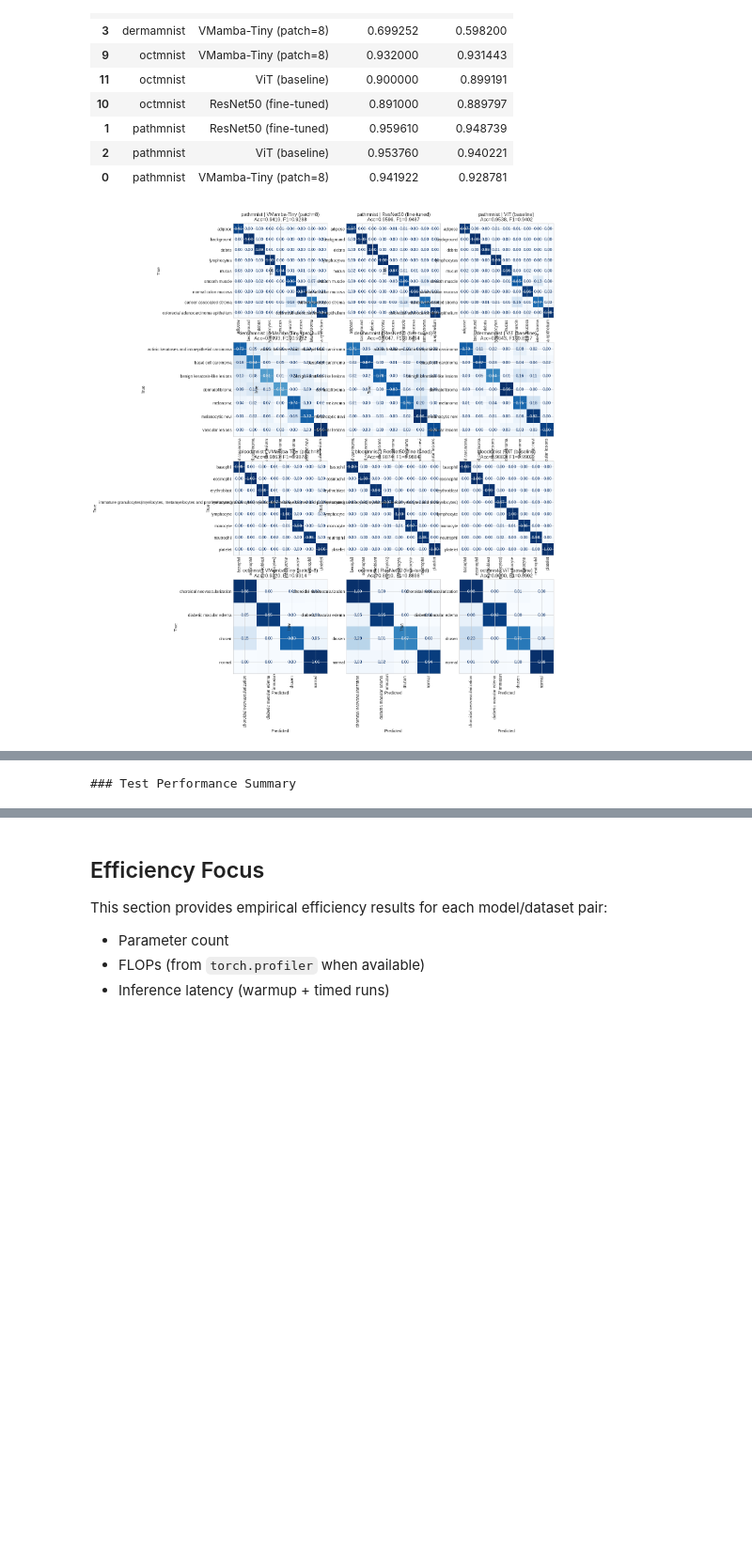
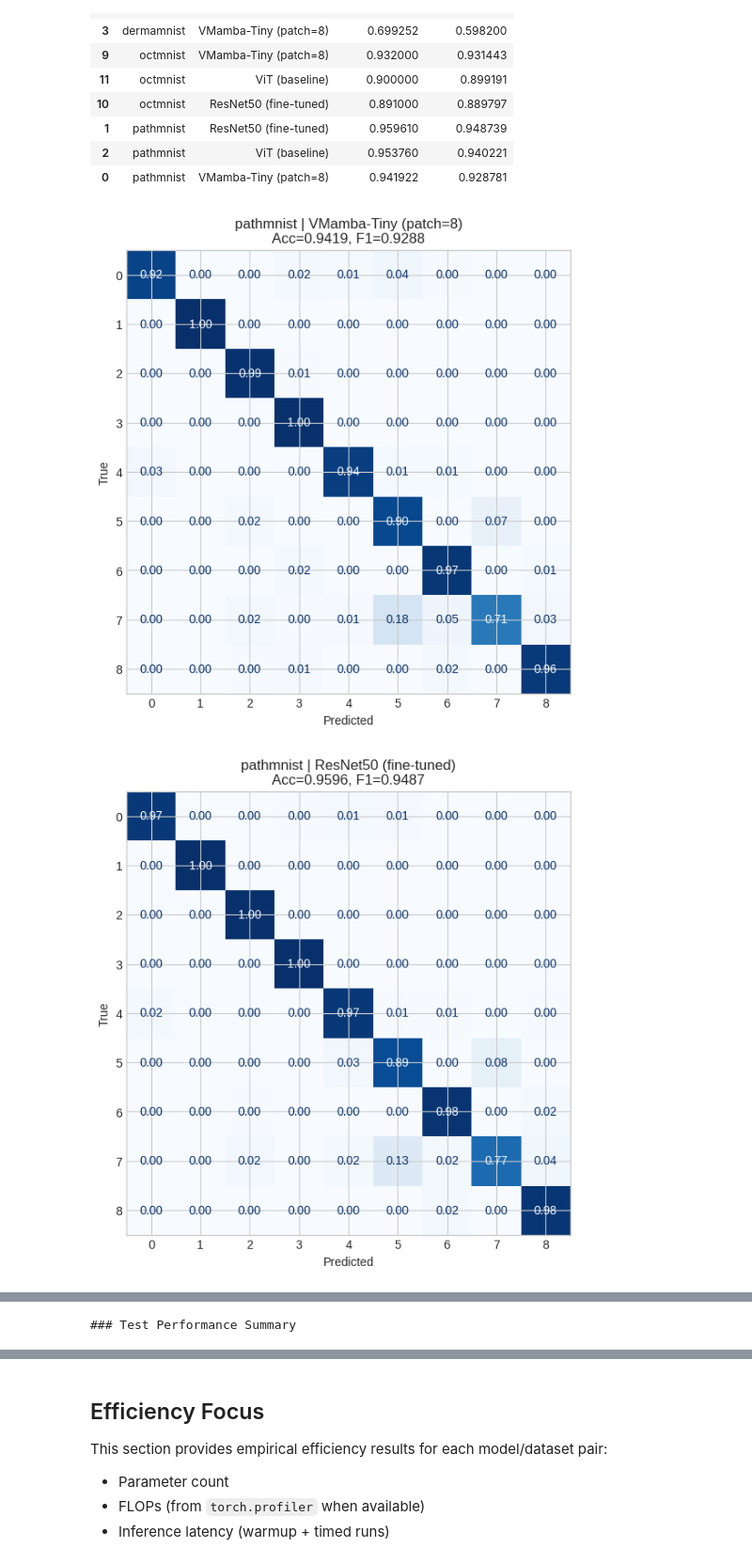
Before and after one commit to yusufafify/MedMamba-XAI, a Jupyter notebook: notebooks/05_all_models_comparison.ipynb, the cells around one changed output, grey strips where cells are left out. Shown at 94% size. Saved outputs shown, nothing was run; the diff lists cells and outputs as text; code cells hidden in the pictures; blank space fills up the shorter version.

```diff
--- a/notebooks/05_all_models_comparison.ipynb
+++ b/notebooks/05_all_models_comparison.ipynb
@@ -557,41 +559,37 @@ test_summary_df
 | 0 | pathmnist | VMamba-Tiny (patch=8) | 0.941922 | 0.928781 |
 # %%
 model_names = list(MODEL_SPECS.keys())
-
-fig, axes = plt.subplots(len(DATASETS), len(model_names), figsize=(14, 5 * len(DATASETS)), constrained_layout=True)
-if len(DATASETS) == 1:
-    axes = np.array([axes])
-
 import medmnist
 
-for i, dataset in enumerate(DATASETS):
-    for j, model_name in enumerate(model_names):
-        ax = axes[i, j]
+for dataset in DATASETS:
+    for model_name in model_names:
+        fig, ax = plt.subplots(figsize=(6, 6), constrained_layout=True)
+
         y_true, y_pred = prediction_cache[(model_name, dataset)]
 
         n_classes = DATASET_META[dataset]["num_classes"]
         labels = np.arange(n_classes)
 
-        info = medmnist.INFO[dataset]
-        label_dict = info["label"]
-        target_names = [label_dict[str(k)] for k in range(n_classes)]
+        # Replaced long class names with string numbers (0, 1, 2...)
+        target_names = [str(k) for k in range(n_classes)]
 
         cm = confusion_matrix(y_true, y_pred, labels=labels, normalize="true")
 
         disp = ConfusionMatrixDisplay(confusion_matrix=cm, display_labels=target_names)
-        disp.plot(ax=ax, cmap="Blues", values_format=".2f", colorbar=False, xticks_rotation="vertical")
+        disp.plot(ax=ax, cmap="Blues", values_format=".2f", colorbar=False)
 
         acc = accuracy_score(y_true, y_pred)
         f1m = f1_score(y_true, y_pred, average="macro", zero_division=0)
         ax.set_title(f"{dataset} | {model_name}\nAcc={acc:.4f}, F1={f1m:.4f}")
         ax.set_xlabel("Predicted")
         ax.set_ylabel("True")
 
-plt.show()
+        plt.show()
 
 print("### Test Performance Summary")
 test_summary_pivot = test_summary_df.pivot(index="dataset", columns="model_name", values=["test_accuracy", "test_f1_macro"])
 styled_test_summary = test_summary_pivot.style.highlight_max(axis=1, color='lightgreen', props='font-weight:bold;')
 display(styled_test_summary)
 # %% [output]
-[figure, old version]
+[figure, new version]
+[figure, added]
```
Also changed, not shown: parts of 5 cells of this notebook, 3 other files.
